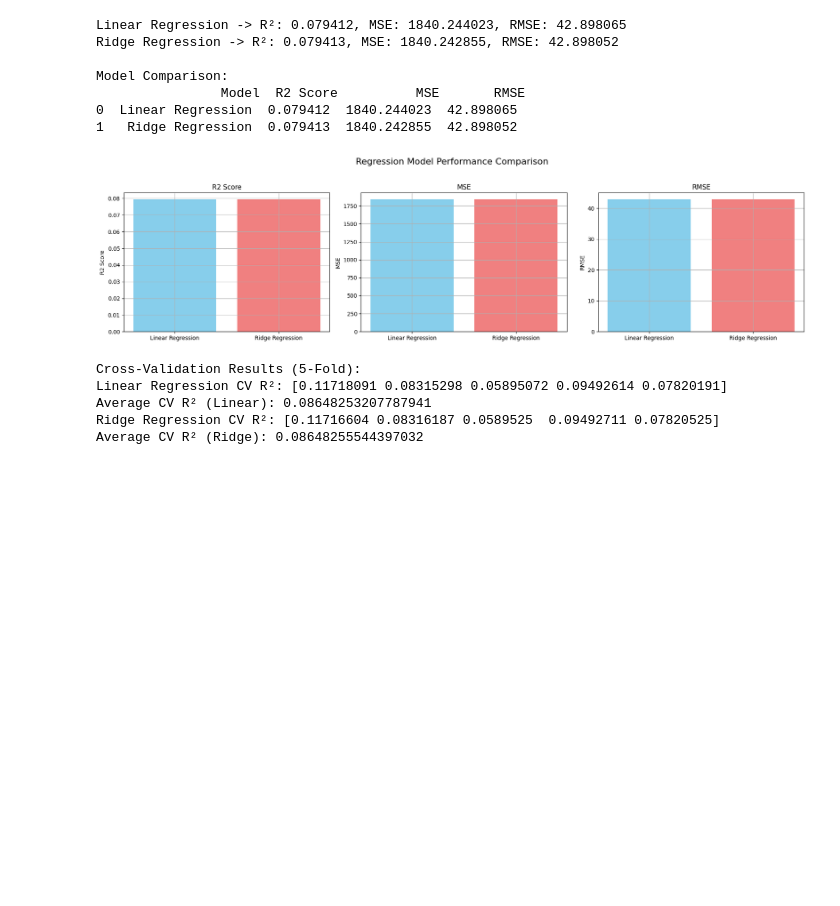
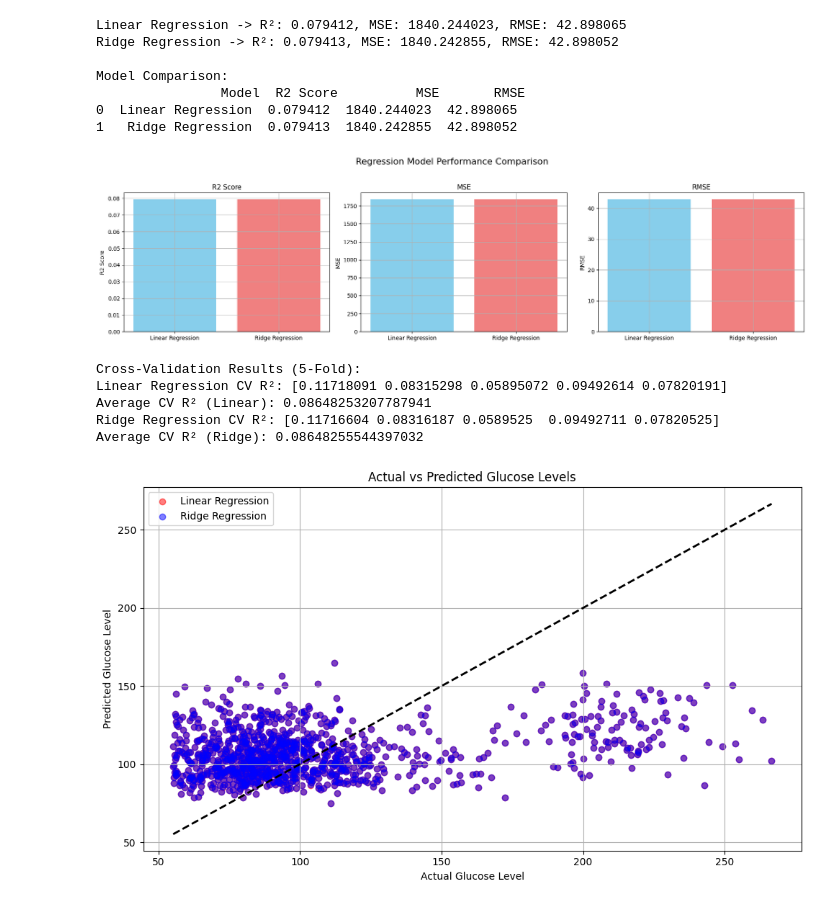
Before and after one commit to nischalp114/MSCS_634_ProjectDeliverable_2, a Jupyter notebook: Deliverable2.ipynb, the cells around one changed output. Drawn from its saved outputs; the diff is of its cells as text; code cells hidden in the pictures; blank space fills up the shorter version.

```diff
--- a/Deliverable2.ipynb
+++ b/Deliverable2.ipynb
@@ -83,30 +83,45 @@ for i, metric in enumerate(metrics):
 plt.suptitle("Regression Model Performance Comparison", fontsize=16)
 plt.tight_layout(rect=[0, 0.03, 1, 0.95])
 plt.show()
 
 # --- Cross-Validation ---
 print("\nCross-Validation Results (5-Fold):")
 
 # Linear Regression Cross-Validation
 lr_cv = cross_val_score(lin_reg, X_scaled, y, cv=5, scoring='r2')
 print("Linear Regression CV R²:", lr_cv)
 print("Average CV R² (Linear):", lr_cv.mean())
 
 # Ridge Regression Cross-Validation
 ridge_cv = cross_val_score(ridge, X_scaled, y, cv=5, scoring='r2')
 print("Ridge Regression CV R²:", ridge_cv)
 print("Average CV R² (Ridge):", ridge_cv.mean())
+
+# --- Scatter Plot of Actual vs Predicted Values ---
+
+plt.figure(figsize=(10, 6))
+plt.scatter(y_test, y_pred_lr, alpha=0.5, label='Linear Regression', color='red')
+plt.scatter(y_test, y_pred_ridge, alpha=0.5, label='Ridge Regression', color='blue')
+plt.plot([y_test.min(), y_test.max()], [y_test.min(), y_test.max()], 'k--', lw=2)  # Diagonal line
+plt.xlabel("Actual Glucose Level")
+plt.ylabel("Predicted Glucose Level")
+plt.title("Actual vs Predicted Glucose Levels")
+plt.legend()
+plt.grid(True)
+plt.tight_layout()
+plt.show()
 # %% [output]
 Linear Regression -> R²: 0.079412, MSE: 1840.244023, RMSE: 42.898065
 Ridge Regression -> R²: 0.079413, MSE: 1840.242855, RMSE: 42.898052
 
 Model Comparison:
                 Model  R2 Score          MSE       RMSE
 0  Linear Regression  0.079412  1840.244023  42.898065
 1   Ridge Regression  0.079413  1840.242855  42.898052
 [figure]
 Cross-Validation Results (5-Fold):
 Linear Regression CV R²: [0.11718091 0.08315298 0.05895072 0.09492614 0.07820191]
 Average CV R² (Linear): 0.08648253207787941
 Ridge Regression CV R²: [0.11716604 0.08316187 0.0589525  0.09492711 0.07820525]
 Average CV R² (Ridge): 0.08648255544397032
+[figure, added]
```
